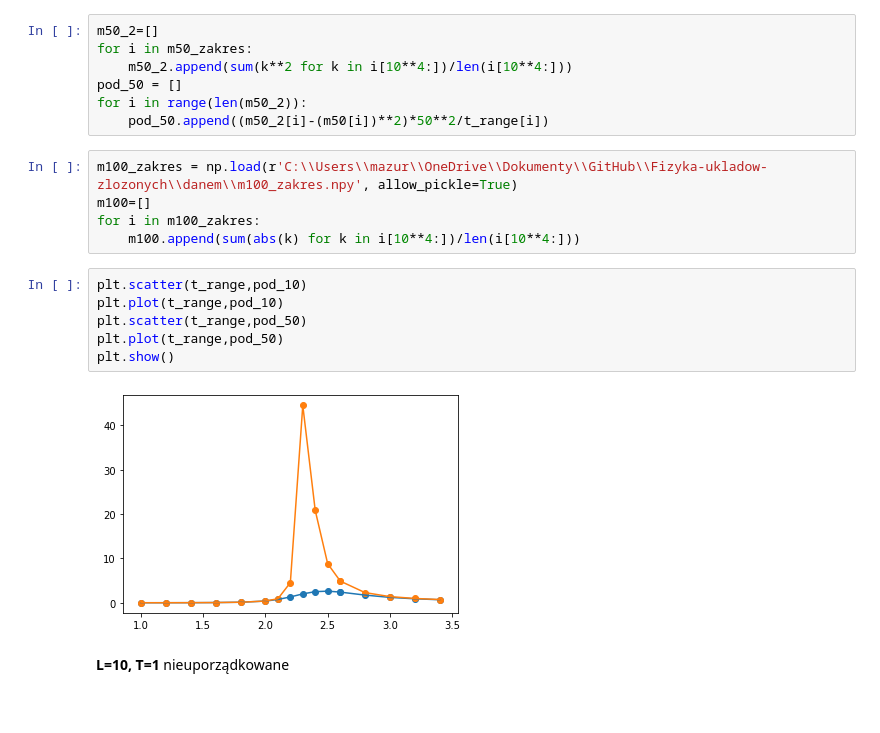
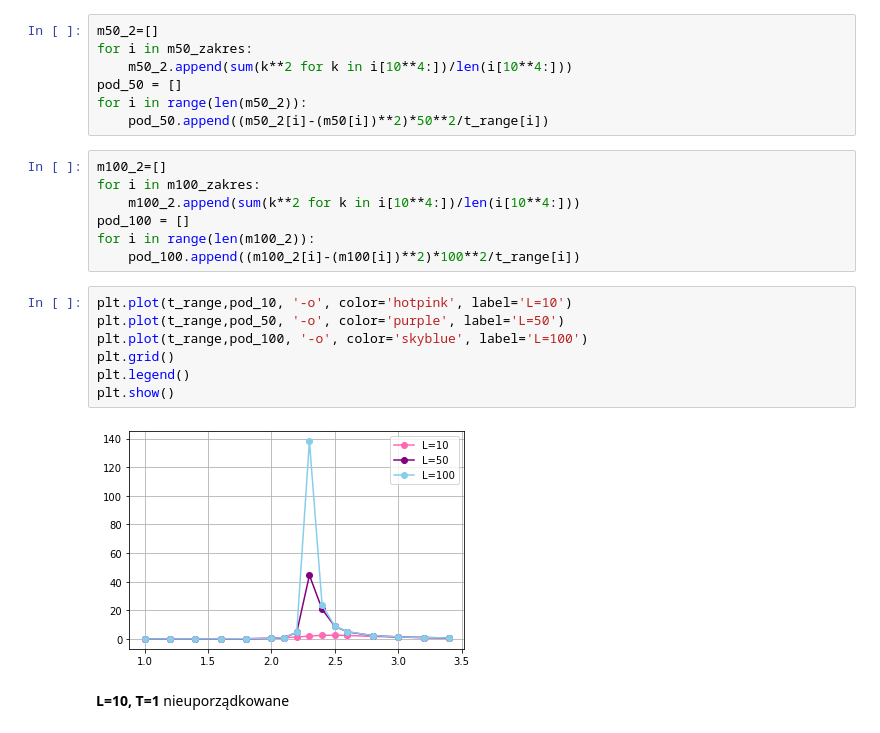
Before and after one commit to Swinkawkrawacie/Fizyka-ukladow-zlozonych, a Jupyter notebook: Generowanie_danych.ipynb, the cells around one changed output. Drawn from its saved outputs; the diff is of its cells as text.

```diff
--- a/Generowanie_danych.ipynb
+++ b/Generowanie_danych.ipynb
@@ -297,19 +286,22 @@ for i in m50_zakres:
 pod_50 = []
 for i in range(len(m50_2)):
     pod_50.append((m50_2[i]-(m50[i])**2)*50**2/t_range[i])
-# %%
-m100_zakres = np.load(r'C:\\Users\\mazur\\OneDrive\\Dokumenty\\GitHub\\Fizyka-ukladow-zlozonych\\danem\\m100_zakres.npy', allow_pickle=True)
-m100=[]
-for i in m100_zakres:
-    m100.append(sum(abs(k) for k in i[10**4:])/len(i[10**4:]))
-# %%
-plt.scatter(t_range,pod_10)
-plt.plot(t_range,pod_10)
-plt.scatter(t_range,pod_50)
-plt.plot(t_range,pod_50)
-plt.show()
-# %% [output]
-[figure, removed]
+# %%
+m100_2=[]
+for i in m100_zakres:
+    m100_2.append(sum(k**2 for k in i[10**4:])/len(i[10**4:]))
+pod_100 = []
+for i in range(len(m100_2)):
+    pod_100.append((m100_2[i]-(m100[i])**2)*100**2/t_range[i])
+# %%
+plt.plot(t_range,pod_10, '-o', color='hotpink', label='L=10')
+plt.plot(t_range,pod_50, '-o', color='purple', label='L=50')
+plt.plot(t_range,pod_100, '-o', color='skyblue', label='L=100')
+plt.grid()
+plt.legend()
+plt.show()
+# %% [output]
+[figure, added]
 # %% [markdown]
 **L=10, T=1** nieuporządkowane
 # %%
```
Also changed, not shown: parts of 10 cells of this notebook, 1 other file.
